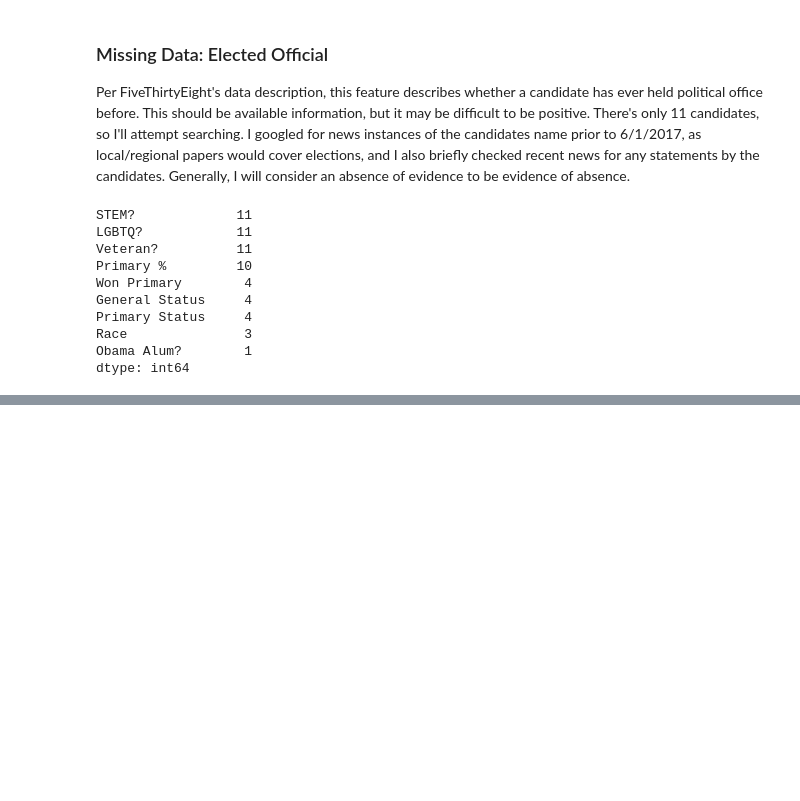
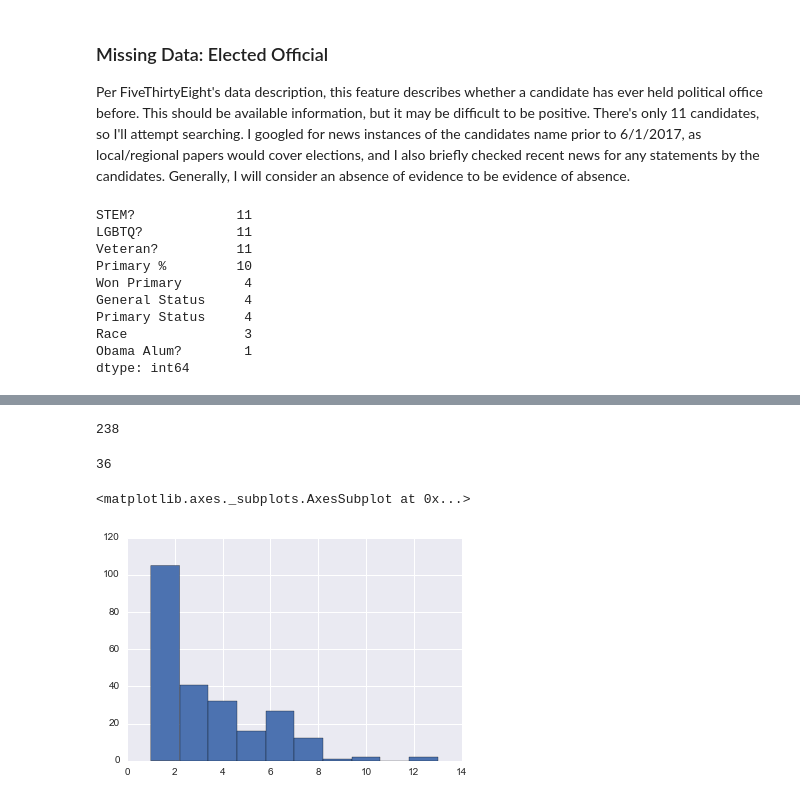
Before and after one commit to MattTriano/personal_site_public, a Jupyter notebook: Democrat_Primary_Success.ipynb, the cells around one changed output, grey strips where cells are left out. Saved outputs shown, nothing was run; the diff lists cells and outputs as text; code cells hidden in the pictures; blank space fills up the shorter version.

```diff
--- a/Democrat_Primary_Success.ipynb
+++ b/Democrat_Primary_Success.ipynb
@@ -455,0 +572,12 @@ df[df['Veteran?'].isnull()]
+# %%
+df.loc[(df['Candidate'] == 'Roland Ellis') & (df['State'] == 'IN'), 'LGBTQ?'] = 'No'
+df.loc[(df['Candidate'] == 'Michael Brown') & (df['State'] == 'MD'), 'LGBTQ?'] = 'No'
+df.loc[(df['Candidate'] == 'Michael McCarthy (Michigan)') & (df['State'] == 'MI'), 'LGBTQ?'] = 'No'
+df.loc[(df['Candidate'] == 'Ed Andres') & (df['State'] == 'MO'), 'LGBTQ?'] = 'No'
+df.loc[(df['Candidate'] == 'Kenneth Hatfield') & (df['State'] == 'MO'), 'LGBTQ?'] = 'No'
+df.loc[(df['Candidate'] == 'Vincent Jennings') & (df['State'] == 'MO'), 'LGBTQ?'] = 'No'
+df.loc[(df['Candidate'] == 'Richard Lazer') & (df['State'] == 'PA'), 'LGBTQ?'] = 'No'
+df.loc[(df['Candidate'] == 'Joseph Schenkenfelder') & (df['State'] == 'TN'), 'LGBTQ?'] = 'No'
+df.loc[(df['Candidate'] == 'Christopher Finley') & (df['State'] == 'TN'), 'LGBTQ?'] = 'No'
+df.loc[(df['Candidate'] == 'Peter Heffernan') & (df['State'] == 'TN'), 'LGBTQ?'] = 'No'
+df.loc[(df['Candidate'] == 'Gary Davis') & (df['State'] == 'TN'), 'LGBTQ?'] = 'No'
@@ -455,0 +602,3 @@ df[df['Veteran?'].isnull()]
+# %%
+df_finalized = df[df['State'] != 'WA'].copy()
+df_finalized.head()
@@ -455,0 +685,4 @@ df[df['Veteran?'].isnull()]
+# %%
+df_finalized.drop(['Primary Runoff Status', 'General Status', 'Won Primary'], axis=1, inplace=True)
+# %%
+df_finalized.set_index('Candidate', inplace=True)
@@ -455,0 +709,15 @@ df[df['Veteran?'].isnull()]
+# %%
+# The number of districts that had a primary race
+df_finalized['District'].nunique()
+# %% [output]
+238
+# %%
+# The number of states that had at least 1 primary race
+df_finalized['State'].nunique()
+# %% [output]
+36
+# %%
+df_finalized['District'].value_counts().hist()
+# %% [output]
+<matplotlib.axes._subplots.AxesSubplot at 0x...>
+[figure, added]
```
Also changed, not shown: parts of 41 cells of this notebook, 1 other file.
